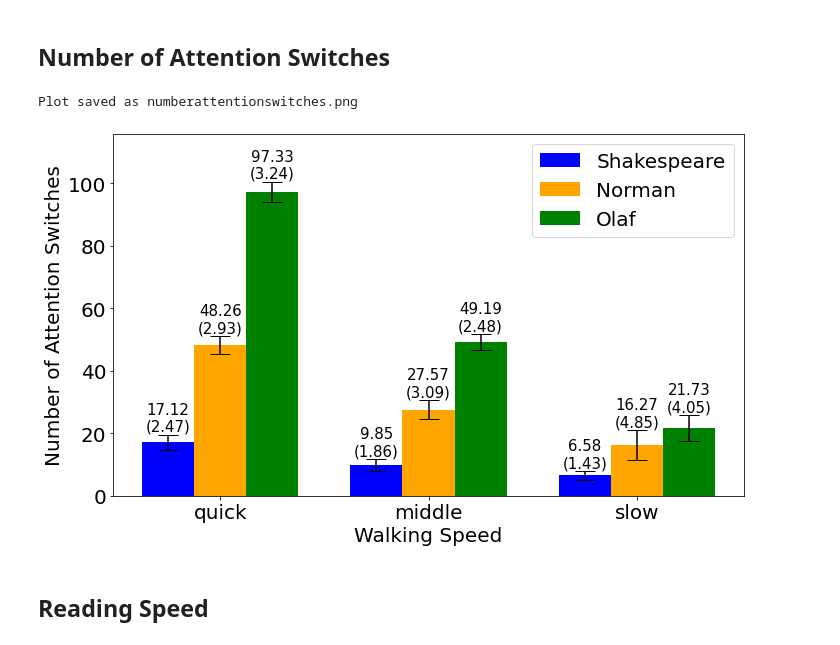
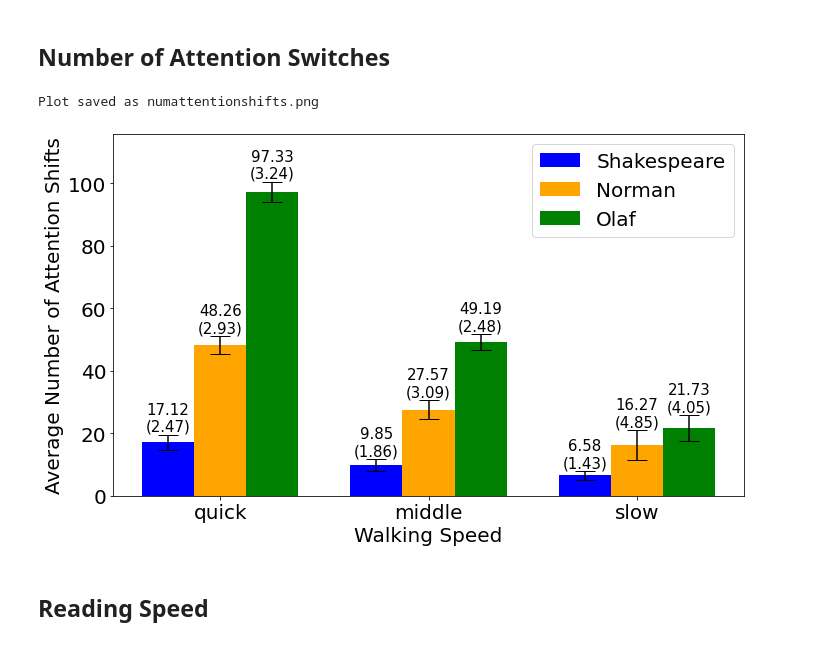
Before and after one commit to BaiYunpeng1949/heads-up-multitasker, a Jupyter notebook: hrl/envs/supervisory_control/results/Figure Drawer Supervisory Control Simulation Results.ipynb, the cells around one changed output. Drawn from its saved outputs; the diff is of its cells as text; code cells hidden in the pictures.

```diff
--- a/hrl/envs/supervisory_control/results/Figure Drawer Supervisory Control Simulation Results.ipynb
+++ b/hrl/envs/supervisory_control/results/Figure Drawer Supervisory Control Simulation Results.ipynb
@@ -128,37 +128,37 @@ def annotate_bars(ax, rects, means, sems):
                    ha='center', va='bottom', fontsize=15)
 
 rects_a = ax.bar(x - bar_width, means_a, yerr=sem_a, color=colors[0], width=bar_width, label='Shakespeare', capsize=10)
 rects_b = ax.bar(x, means_b, yerr=sem_b, color=colors[1], width=bar_width, label='Norman', capsize=10)
 rects_c = ax.bar(x + bar_width, means_c, yerr=sem_c, color=colors[2], width=bar_width, label='Olaf', capsize=10)
 
 annotate_bars(ax, rects_a, means_a, sem_a)
 annotate_bars(ax, rects_b, means_b, sem_b)
 annotate_bars(ax, rects_c, means_c, sem_c)
 
 # Adjust y-axis limits
 all_means = means_a + means_b + means_c
 all_sems = sem_a + sem_b + sem_c
 adjust_ylim(ax, all_means, all_sems)
 
 # ax.set_title("Number of Attention Switch Across Different Walking Speed", fontsize=14, fontweight='bold')
 ax.set_xlabel("Walking Speed", fontsize=20)
-ax.set_ylabel("Number of Attention Switches", fontsize=20)
+ax.set_ylabel("Average Number of Attention Shifts", fontsize=20)
 ax.set_xticks(x)
 ax.set_xticklabels(x_labels, fontsize=20)
 ax.tick_params(axis='y', labelsize=20)  # Adjust the fontsize as desired for y-axis
 ax.legend(fontsize=20)
 
 plt.tight_layout()
 
 # Save the plot to a local file
-output_filename = 'numberattentionswitches.png'
+output_filename = 'numattentionshifts.png'
 plt.savefig(output_filename, dpi=300, bbox_inches='tight')
 print(f'Plot saved as {output_filename}')
 
 plt.show()
 # %% [output]
-Plot saved as numberattentionswitches.png
+Plot saved as numattentionshifts.png
-[figure, old version]
+[figure, new version]
 # %%
 # import numpy as np
 # import matplotlib.pyplot as plt
```
Also changed, not shown: parts of 7 cells of this notebook, 9 other files.
